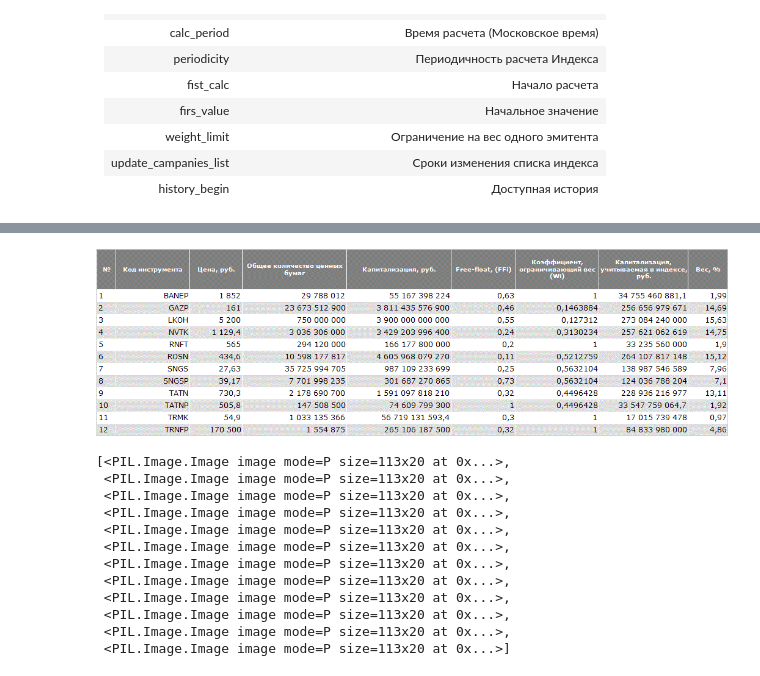
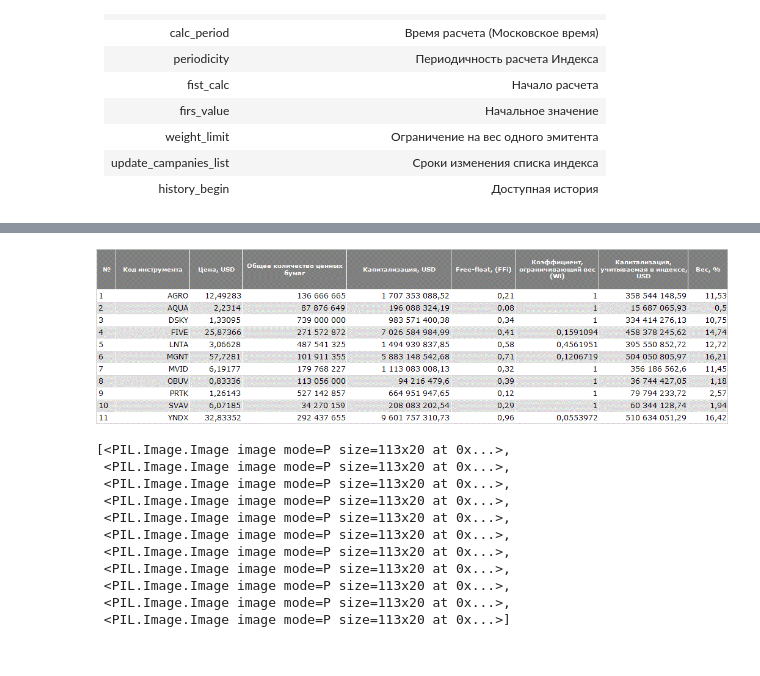
Before and after one commit to Rayveni/PY, a Jupyter notebook: finance/mosex.ipynb, the cells around one changed output, grey strips where cells are left out. Saved outputs shown, nothing was run; the diff lists cells and outputs as text; code cells hidden in the pictures.

```diff
--- a/finance/mosex.ipynb
+++ b/finance/mosex.ipynb
@@ -74,7 +124,8 @@ plot_index('RTSEU')
 # %%
 plot_index('RTSTL')
 # %%
-t=iis.download_image(r'https://informer.moex.com/ru/index/constituents-MICEXO&G-20190111.gif')
+#t=ocr.download_image(r'https://informer.moex.com/ru/index/constituents-MICEXO&G-20190111.gif')
+t=ocr.download_image('https://informer.moex.com/ru/index/constituents-RTSCR-20190227.gif')
 t
 # %% [output]
-[figure, old version]
+[figure, new version]
@@ -94,5 +143,4 @@ k
  <PIL.Image.Image image mode=P size=113x20 at 0x...>,
  <PIL.Image.Image image mode=P size=113x20 at 0x...>,
  <PIL.Image.Image image mode=P size=113x20 at 0x...>,
- <PIL.Image.Image image mode=P size=113x20 at 0x...>,
  <PIL.Image.Image image mode=P size=113x20 at 0x...>]
```
Also changed, not shown: parts of 31 cells of this notebook.
